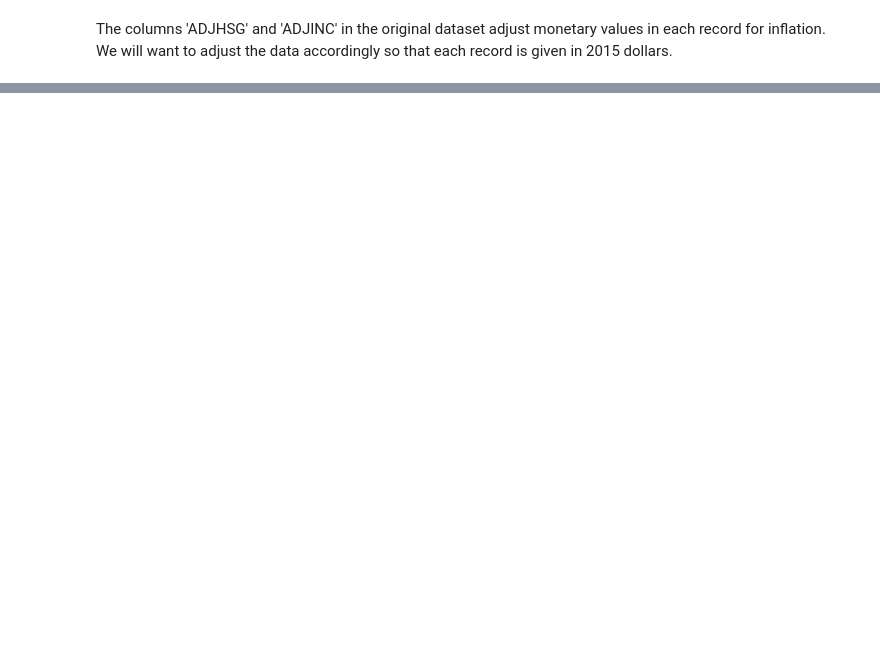
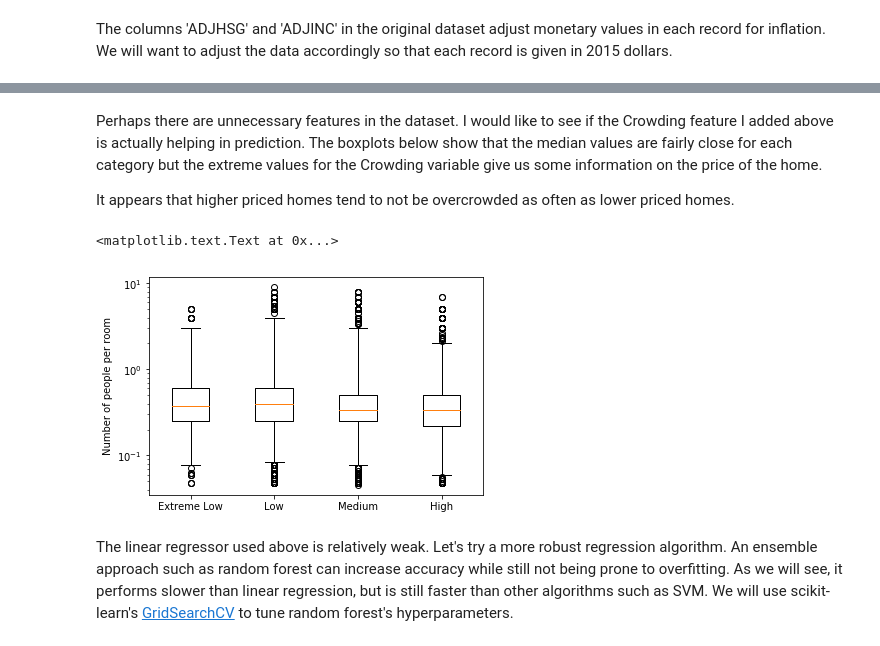
Before and after one commit to hbrumley/Home_Value_Analysis, a Jupyter notebook: Capstone_Housing.ipynb, the cells around one changed output, grey strips where cells are left out. Cells and saved outputs as stored; diff of their text form; code cells hidden in the pictures; blank space fills up the shorter version.

Commit message:
Made finishing edits to notebook. Will check how Github renders the pages.

```diff
--- a/Capstone_Housing.ipynb
+++ b/Capstone_Housing.ipynb
@@ -137,4 +123,6 @@ From the last cell, there are quite a few observations where the home is valued
 # %%
+X = cols[[col for col in cols if col != 'Price']]
+Y = cols.Price
 #split into test and train
 ttsplit = model_selection.train_test_split
 X_train, X_test, y_train, y_test = ttsplit(X, Y, test_size = 0.3, random_state = 4)
@@ -297,0 +164,19 @@ Wall time: 36min 51s
+# %% [markdown]
+Perhaps there are unnecessary features in the dataset. I would like to see if the Crowding feature I added above is actually helping in prediction. The boxplots below show that the median values are fairly close for each category but the extreme values for the Crowding variable give us some information on the price of the home.
+
+It appears that higher priced homes tend to not be overcrowded as often as lower priced homes.
+# %%
+extreme_lows = X[Y<10000]
+lows = X[(Y>=10000) & (Y<100000)]
+mediums = X[(Y>=100000) & (Y<500000)]
+highs = X[Y>=500000]
+
+plt.boxplot([extreme_lows.Crowding, lows.Crowding, mediums.Crowding, highs.Crowding], whis=[0.1, 99.9])
+plt.yscale('log')
+plt.xticks(range(1,5), ['Extreme Low', 'Low', 'Medium', 'High'])
+plt.ylabel("Number of people per room")
+# %% [output]
+<matplotlib.text.Text at 0x...>
+[figure, added]
+# %% [markdown]
+The linear regressor used above is relatively weak. Let's try a more robust regression algorithm. An ensemble approach such as random forest can increase accuracy while still not being prone to overfitting. As we will see, it performs slower than linear regression, but is still faster than other algorithms such as SVM. We will use scikit-learn's [GridSearchCV](http://scikit-learn.org/stable/modules/generated/sklearn.model_selection.GridSearchCV.html) to tune random forest's hyperparameters.
```
Also changed, not shown: parts of 57 cells of this notebook.
